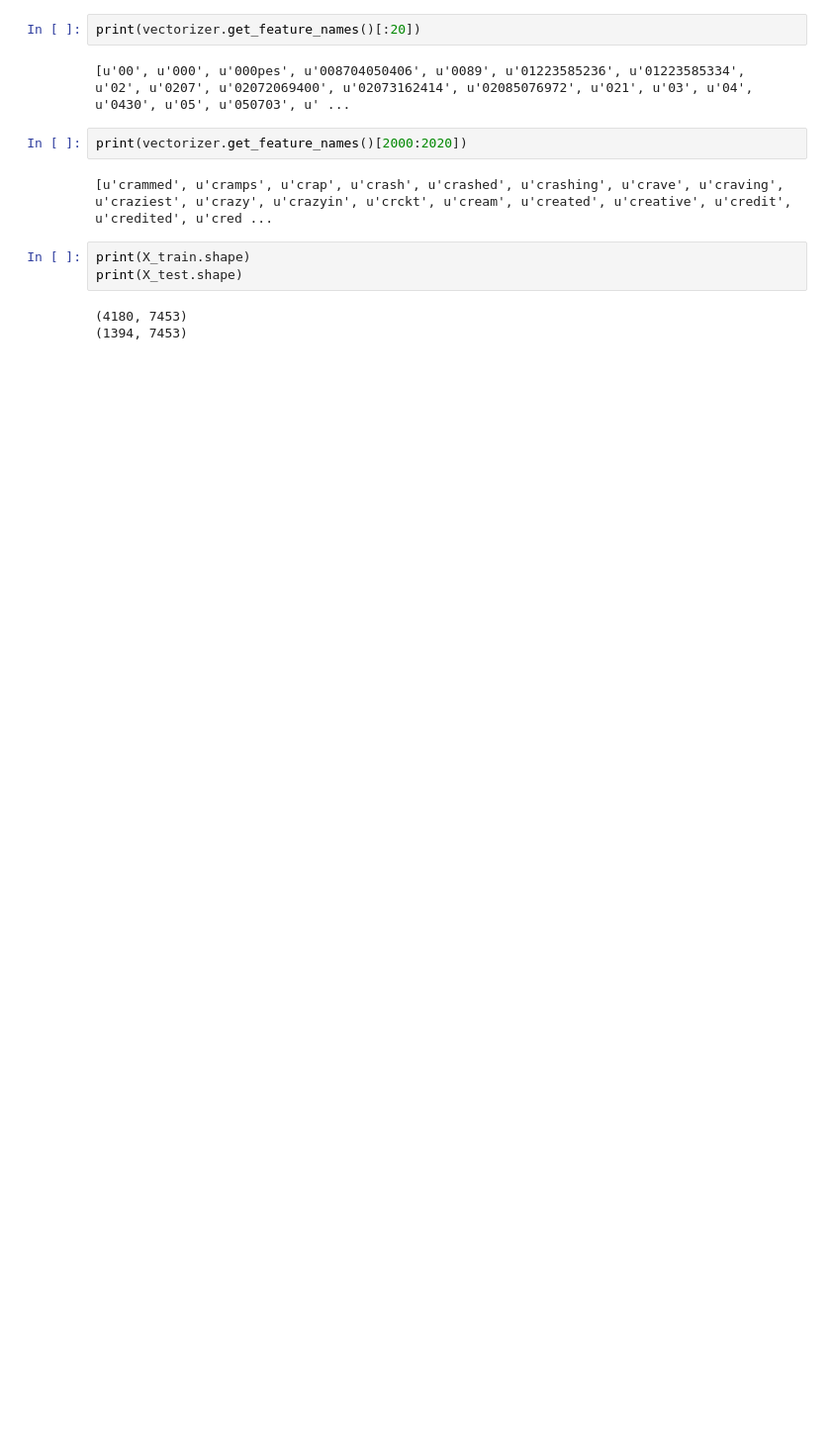
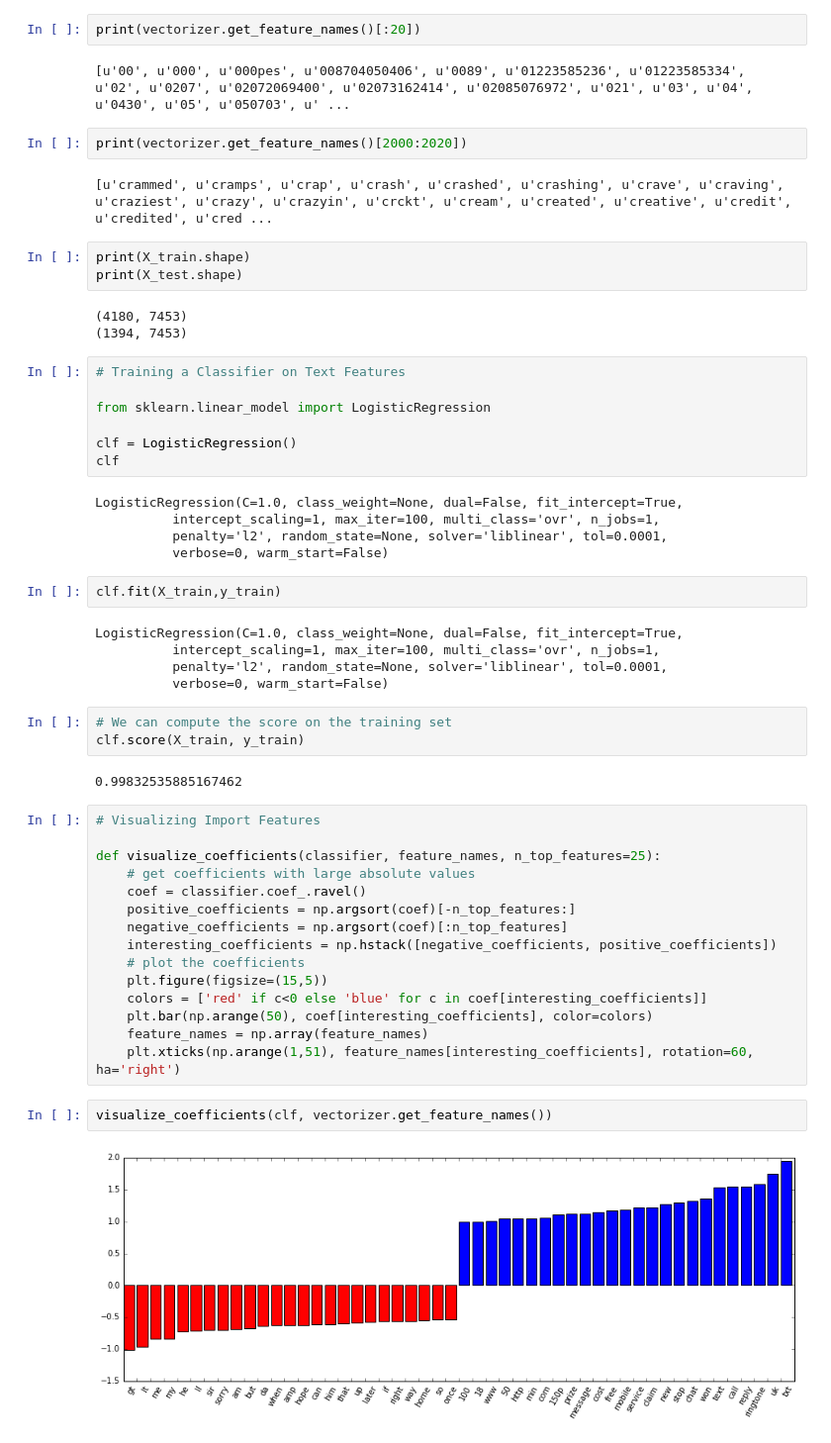
Before and after one commit to nicholasbaezahochmuth/machinelearning, a Jupyter notebook: SMS Spam Detection Case Study.ipynb, the cells around one changed output. Shown at 99% size. Drawn from its saved outputs; the diff is of its cells as text; blank space fills up the shorter version.

```diff
--- a/SMS Spam Detection Case Study.ipynb
+++ b/SMS Spam Detection Case Study.ipynb
@@ -95,3 +95,46 @@ print(X_test.shape)
 # %% [output]
 (4180, 7453)
 (1394, 7453)
+# %%
+# Training a Classifier on Text Features
+
+from sklearn.linear_model import LogisticRegression
+
+clf = LogisticRegression()
+clf
+# %% [output]
+LogisticRegression(C=1.0, class_weight=None, dual=False, fit_intercept=True,
+          intercept_scaling=1, max_iter=100, multi_class='ovr', n_jobs=1,
+          penalty='l2', random_state=None, solver='liblinear', tol=0.0001,
+          verbose=0, warm_start=False)
+# %%
+clf.fit(X_train,y_train)
+# %% [output]
+LogisticRegression(C=1.0, class_weight=None, dual=False, fit_intercept=True,
+          intercept_scaling=1, max_iter=100, multi_class='ovr', n_jobs=1,
+          penalty='l2', random_state=None, solver='liblinear', tol=0.0001,
+          verbose=0, warm_start=False)
+# %%
+# We can compute the score on the training set
+clf.score(X_train, y_train)
+# %% [output]
+0.99832535885167462
+# %%
+# Visualizing Import Features
+
+def visualize_coefficients(classifier, feature_names, n_top_features=25):
+    # get coefficients with large absolute values
+    coef = classifier.coef_.ravel()
+    positive_coefficients = np.argsort(coef)[-n_top_features:]
+    negative_coefficients = np.argsort(coef)[:n_top_features]
+    interesting_coefficients = np.hstack([negative_coefficients, positive_coefficients])
+    # plot the coefficients
+    plt.figure(figsize=(15,5))
+    colors = ['red' if c<0 else 'blue' for c in coef[interesting_coefficients]]
+    plt.bar(np.arange(50), coef[interesting_coefficients], color=colors)
+    feature_names = np.array(feature_names)
+    plt.xticks(np.arange(1,51), feature_names[interesting_coefficients], rotation=60, ha='right')
+# %%
+visualize_coefficients(clf, vectorizer.get_feature_names())
+# %% [output]
+[figure, added]
```
Also changed, not shown: parts of 2 cells of this notebook.
